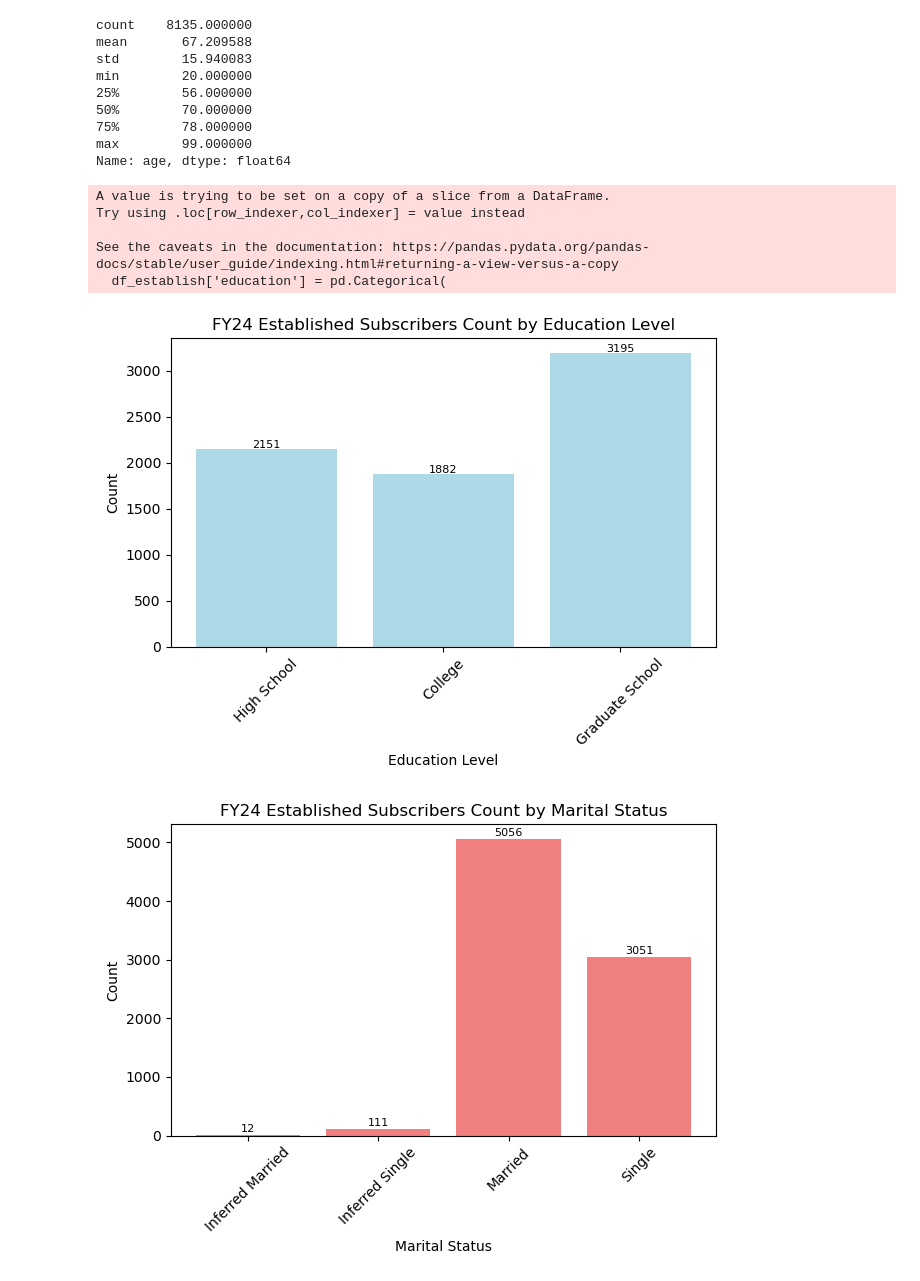
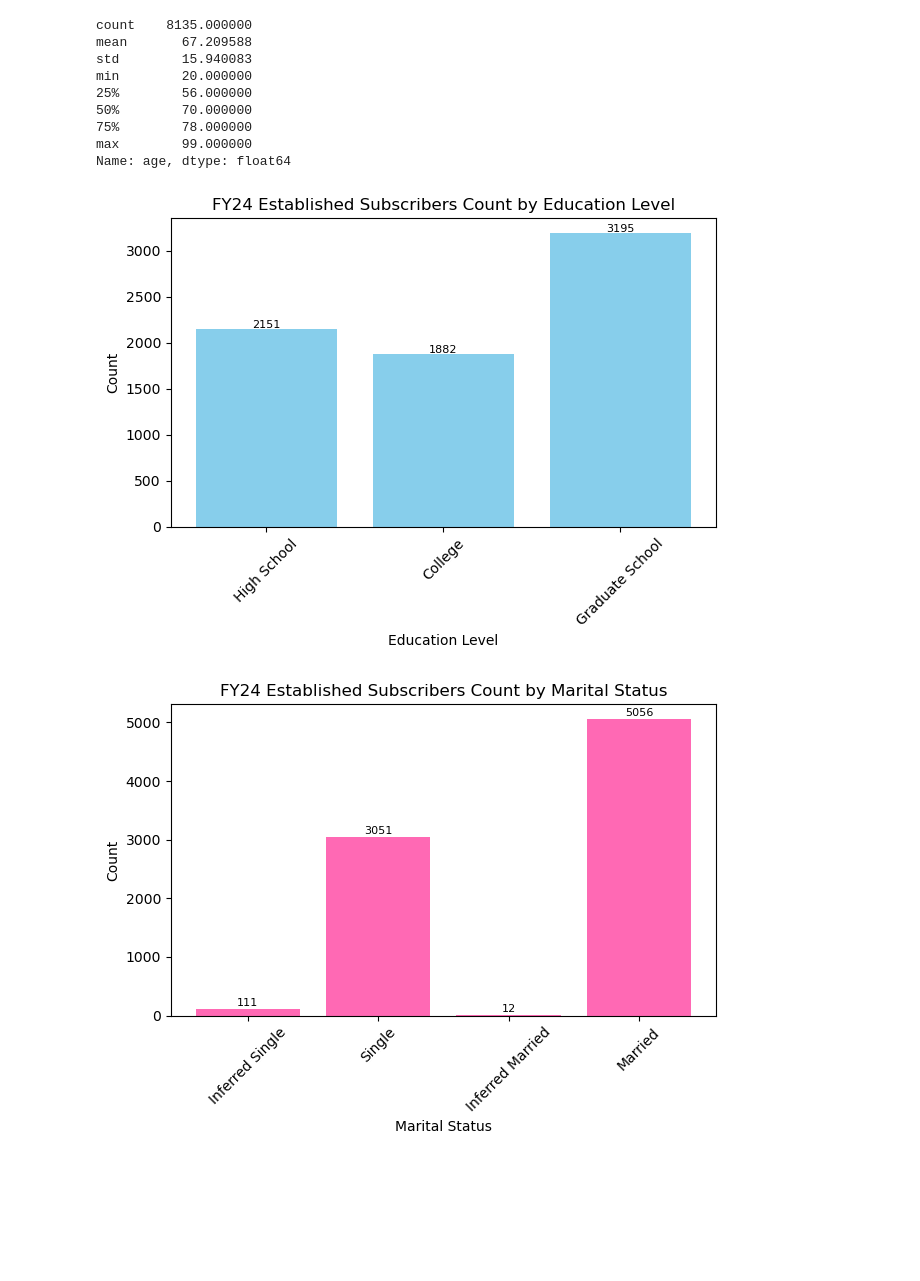
Before and after one commit to gabriela-ilinca/ASO, a Jupyter notebook: briana_workbook.ipynb, the cells around one changed output. Drawn from its saved outputs; the diff is of its cells as text; code cells hidden in the pictures; blank space fills up the shorter version.

```diff
--- a/briana_workbook.ipynb
+++ b/briana_workbook.ipynb
@@ -83,15 +83,12 @@ Name: age, dtype: float64
 # %%
 import matplotlib.pyplot as plt
 # %%
-df_establish['education'] = pd.Categorical(
-    df_establish['education'],
-    categories=['High School', 'College', 'Graduate School'],
-    ordered=True
-)
-
 edu_counts = df_establish.groupby('education')['ticket_type'].count()
 
-plt.bar(edu_counts.index, edu_counts.values, color='lightblue')
+order = ['High School', 'College', 'Graduate School']
+edu_counts = edu_counts.reindex(order)
+
+plt.bar(edu_counts.index, edu_counts.values, color='skyblue')
 plt.title('FY24 Established Subscribers Count by Education Level')
 plt.xlabel('Education Level')
 plt.ylabel('Count')
@@ -103,27 +100,25 @@ for i, value in enumerate(edu_counts.values):
 plt.tight_layout()
 plt.show()
 # %% [output]
-A value is trying to be set on a copy of a slice from a DataFrame.
-Try using .loc[row_indexer,col_indexer] = value instead
-
-See the caveats in the documentation: https://pandas.pydata.org/pandas-docs/stable/user_guide/indexing.html#returning-a-view-versus-a-copy
-  df_establish['education'] = pd.Categorical(
 [figure]
 # %%
 marital_counts = df_establish.groupby('marital_status')['ticket_type'].count()
 
-plt.bar(marital_counts.index, marital_counts.values, color='lightcoral')
+order = ['Inferred Single', 'Single', 'Inferred Married', 'Married']
+marital_counts = marital_counts.reindex(order)
+
+plt.bar(marital_counts.index, marital_counts.values, color='hotpink')
 plt.title('FY24 Established Subscribers Count by Marital Status')
 plt.xlabel('Marital Status')
 plt.ylabel('Count')
 plt.xticks(rotation=45)
 
 for i, value in enumerate(marital_counts.values):
     plt.text(i, value + 50, str(value), ha='center', va='baseline', fontsize=8)
 plt.tight_layout()
 plt.show()
 # %% [output]
-[figure, old version]
+[figure, new version]
 # %%
 gender_counts = df_establish.groupby('gender')['ticket_type'].count()
 
```
Also changed, not shown: parts of 1 cell of this notebook.
